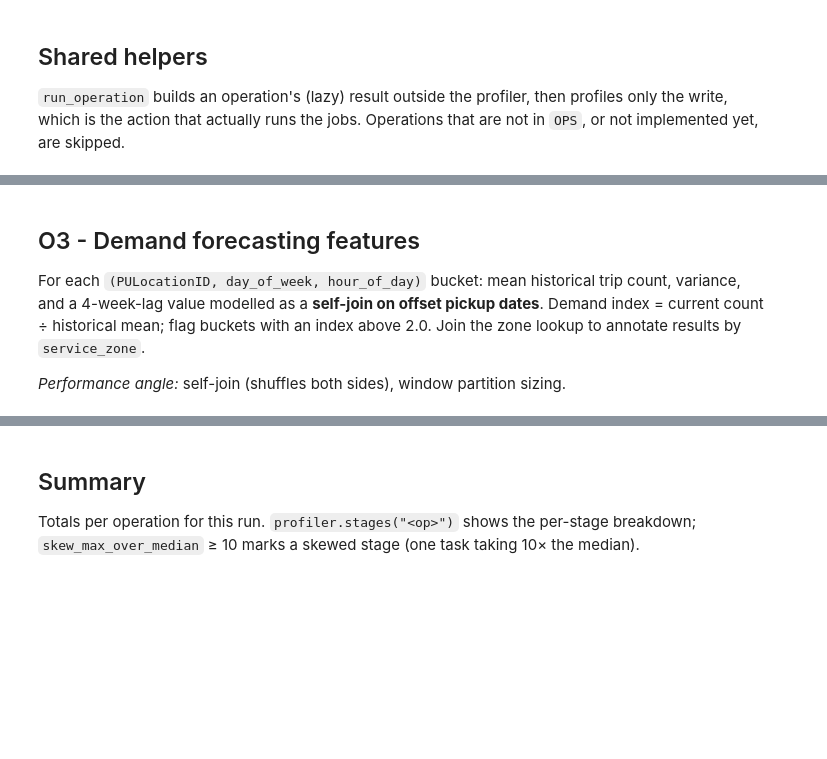
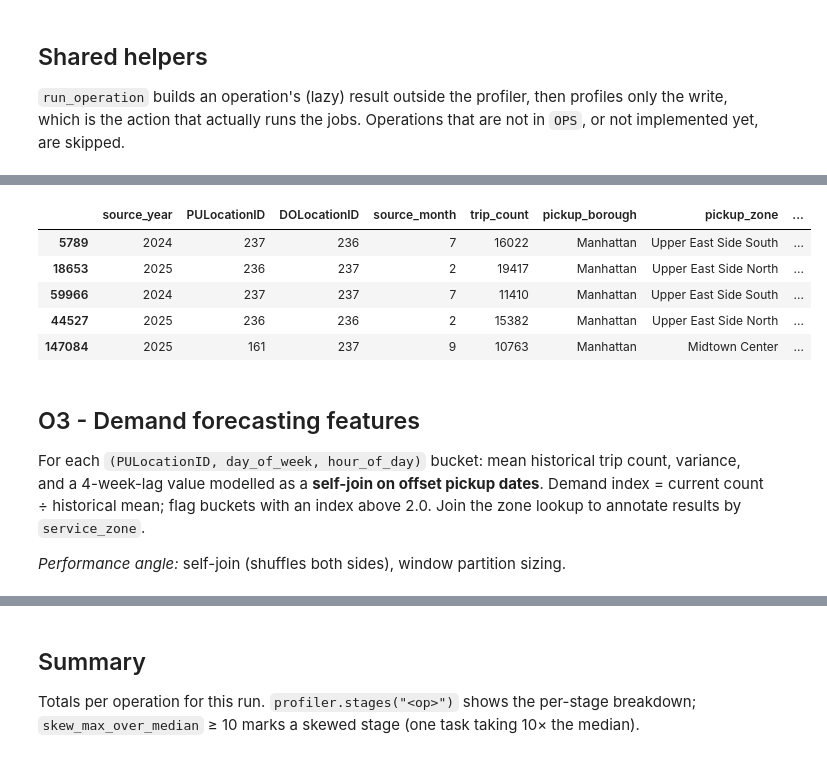
Before and after one commit to rloucao/COMPPAR-project1, a Jupyter notebook: notebooks/pipeline.ipynb, the cells around one changed output, grey strips where cells are left out. Saved outputs shown, nothing was run; the diff lists cells and outputs as text; code cells hidden in the pictures; blank space fills up the shorter version.

```diff
--- a/notebooks/pipeline.ipynb
+++ b/notebooks/pipeline.ipynb
@@ -510,7 +513,40 @@ o1_result = run_operation("o1", lambda: build_o1(clean, zones),
 # %%
+ROUTE = ["PULocationID", "DOLocationID"]
+
 def build_o2(clean: DataFrame, zones: DataFrame):
-    # TODO: implement - return a lazy DataFrame (no actions here)
-    raise NotImplementedError("o2 not implemented yet")
+    # 1. monthly trips per route, then both ends' zone names (join after aggregating)
+    routes = (clean
+              .groupBy("source_year", "source_month", *ROUTE)
+              .agg(F.count("*").alias("trip_count")))
+    routes = with_dropoff_zone(with_pickup_zone(routes, zones), zones)
+
+    # 2. share of the pickup zone's outbound trips that month
+    outbound = Window.partitionBy("source_year", "source_month", "PULocationID")
+    routes = routes.withColumn("outbound_share",
+                               F.col("trip_count") / F.sum("trip_count").over(outbound))
+
+    # 3. top-20 routes per pickup borough, by total trips over the whole period
+    by_borough = Window.partitionBy("pickup_borough").orderBy(F.desc("route_trips"))
+    top20 = (routes.groupBy("pickup_borough", *ROUTE)
+             .agg(F.sum("trip_count").alias("route_trips"))
+             .withColumn("borough_rank", F.row_number().over(by_borough))
+             .filter(F.col("borough_rank") <= 20))
+
+    # 4. direction of the share within Q1 (Jan -> Mar) and Q3 (Jul -> Sep)
+    trend = (routes.groupBy("source_year", *ROUTE)
+             .pivot("source_month", [1, 3, 7, 9])
+             .agg(F.first("outbound_share"))
+             .na.fill(0.0)
+             .withColumn("q1_change", F.col("3") - F.col("1"))
+             .withColumn("q3_change", F.col("9") - F.col("7"))
+             .withColumn("share_reverses", F.col("q1_change") * F.col("q3_change") < 0)
+             .select("source_year", *ROUTE, "q1_change", "q3_change", "share_reverses"))
+
+    # 5. one table: every route-month, with its top-20 rank and Q1/Q3 trend
+    return (routes
+            .join(top20.select(*ROUTE, "route_trips", "borough_rank"), on=ROUTE, how="left")
+            .join(trend, on=["source_year", *ROUTE], how="left")
+            .withColumn("is_top20", F.col("borough_rank").isNotNull()))
 # %%
 o2_result = run_operation("o2", lambda: build_o2(clean, zones),
                         write=lambda df: df.write.mode("overwrite").parquet(f"{OUTPUT_DIR}/o2"))
@@ -517,3 +555,14 @@ o2_result = run_operation("o2", lambda: build_o2(clean, zones),
+# %%
+o2 = pd.read_parquet("../output/o2")
+top = o2[o2.is_top20].drop_duplicates(ROUTE)
+top[top.pickup_borough == "Manhattan"].sort_values("borough_rank").head()
+# %% [output]
+|  | source_year | PULocationID | DOLocationID | source_month | trip_count | pickup_borough | pickup_zone | ... |
+| 5789 | 2024 | 237 | 236 | 7 | 16022 | Manhattan | Upper East Side South | ... |
+| 18653 | 2025 | 236 | 237 | 2 | 19417 | Manhattan | Upper East Side North | ... |
+| 59966 | 2024 | 237 | 237 | 7 | 11410 | Manhattan | Upper East Side South | ... |
+| 44527 | 2025 | 236 | 236 | 2 | 15382 | Manhattan | Upper East Side North | ... |
+| 147084 | 2025 | 161 | 237 | 9 | 10763 | Manhattan | Midtown Center | ... |
 # %% [markdown]
 ## O3 - Demand forecasting features
 
@@ -523,5 +572,5 @@ offset pickup dates**. Demand index = current count ÷ historical mean;
 flag buckets with an index above 2.0. Join the zone lookup to annotate
 results by `service_zone`.
 
-*Performance angle:* self-join (shuffles both sides), window partition sizing.
+_Performance angle:_ self-join (shuffles both sides), window partition sizing.
 # %%
```
Also changed, not shown: parts of 23 cells of this notebook, 4 other files.
